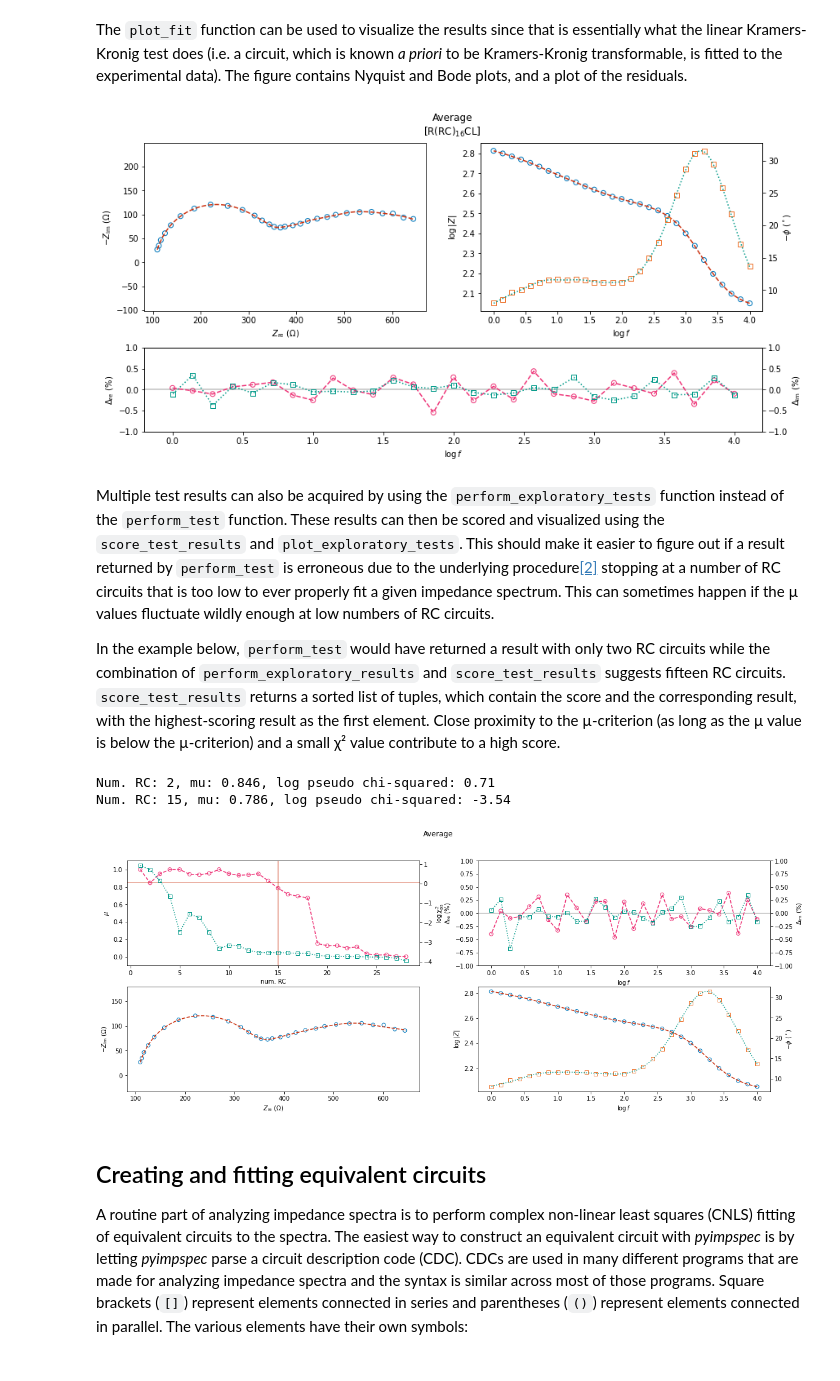
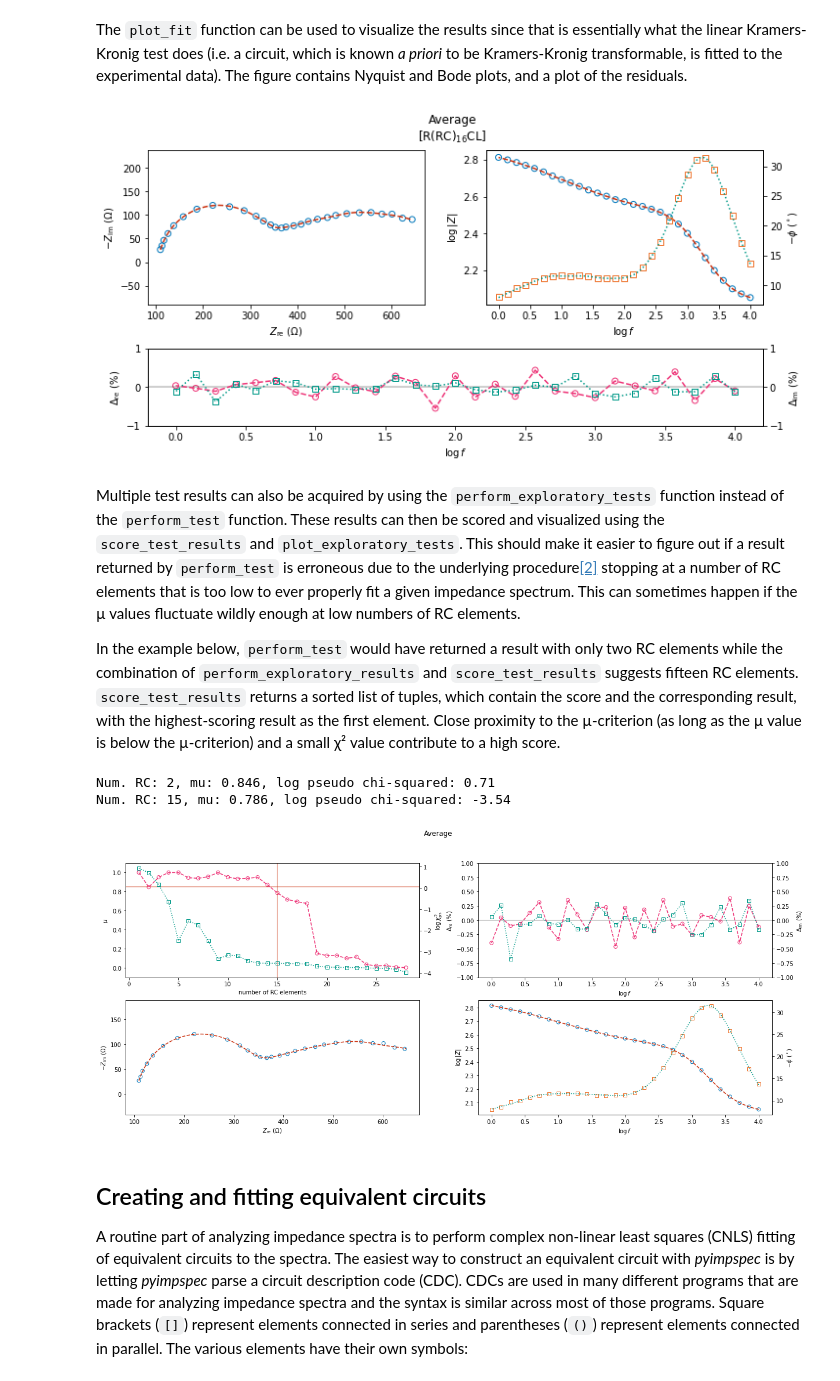
Before and after one commit to vyrjana/pyimpspec, a Jupyter notebook: examples/examples.ipynb, the cells around one changed output. Cells and saved outputs as stored; diff of their text form; code cells hidden in the pictures.

```diff
--- a/examples/examples.ipynb
+++ b/examples/examples.ipynb
@@ -2,7 +2,7 @@
 # This is just an example of how to prepare the Jupyter notebook for plotting and is not strictly necessary.
 %matplotlib inline
 import matplotlib
-matplotlib.rcParams["figure.figsize"] = [12, 6]
+matplotlib.rcParams["figure.figsize"] = [10, 5]
 
 # Some imports to help with type annotations and other things later on.
 from typing import List, Tuple
@@ -119,30 +119,30 @@ The figure contains Nyquist and Bode plots, and a plot of the residuals.
 # %%
 fig, axes = plot_fit(test, average)
 # %% [output]
-[figure, old version]
+[figure, new version]
 # %% [markdown]
 Multiple test results can also be acquired by using the `perform_exploratory_tests` function instead of the `perform_test` function.
 These results can then be scored and visualized using the `score_test_results` and `plot_exploratory_tests`.
-This should make it easier to figure out if a result returned by `perform_test` is erroneous due to the underlying procedure[[2]](https://www.sciencedirect.com/science/article/abs/pii/S0013468614001005) stopping at a number of RC circuits that is too low to ever properly fit a given impedance spectrum.
-This can sometimes happen if the µ values fluctuate wildly enough at low numbers of RC circuits.
+This should make it easier to figure out if a result returned by `perform_test` is erroneous due to the underlying procedure[[2]](https://www.sciencedirect.com/science/article/abs/pii/S0013468614001005) stopping at a number of RC elements that is too low to ever properly fit a given impedance spectrum.
+This can sometimes happen if the µ values fluctuate wildly enough at low numbers of RC elements.
 
-In the example below, `perform_test` would have returned a result with only two RC circuits while the combination of `perform_exploratory_results` and `score_test_results` suggests fifteen RC circuits.
+In the example below, `perform_test` would have returned a result with only two RC elements while the combination of `perform_exploratory_results` and `score_test_results` suggests fifteen RC elements.
 `score_test_results` returns a sorted list of tuples, which contain the score and the corresponding result, with the highest-scoring result as the first element.
 Close proximity to the µ-criterion (as long as the µ value is below the µ-criterion) and a small χ² value contribute to a high score.
 # %%
-matplotlib.rcParams["figure.figsize"] = [19, 7]
+matplotlib.rcParams["figure.figsize"] = [20, 8]
 mu_criterion = 0.85
 results: List[KramersKronigResult] = perform_exploratory_tests(average, mu_criterion=mu_criterion)
 scored_results: List[Tuple[float, KramersKronigResult]] = score_test_results(results, mu_criterion)
 fig, axes = plot_exploratory_tests(scored_results, mu_criterion, average)
 test = results[1]
 print(f"Num. RC: {test.num_RC}, mu: {test.mu:.3f}, log pseudo chi-squared: {log(test.pseudo_chisqr):.2f}")
 test = scored_results[0][1]
 print(f"Num. RC: {test.num_RC}, mu: {test.mu:.3f}, log pseudo chi-squared: {log(test.pseudo_chisqr):.2f}")
 # %% [output]
 Num. RC: 2, mu: 0.846, log pseudo chi-squared: 0.71
 Num. RC: 15, mu: 0.786, log pseudo chi-squared: -3.54
-[figure, old version]
+[figure, new version]
 # %% [markdown]
 ## Creating and fitting equivalent circuits
 
```
Also changed, not shown: parts of 8 cells of this notebook, 37 other files.
